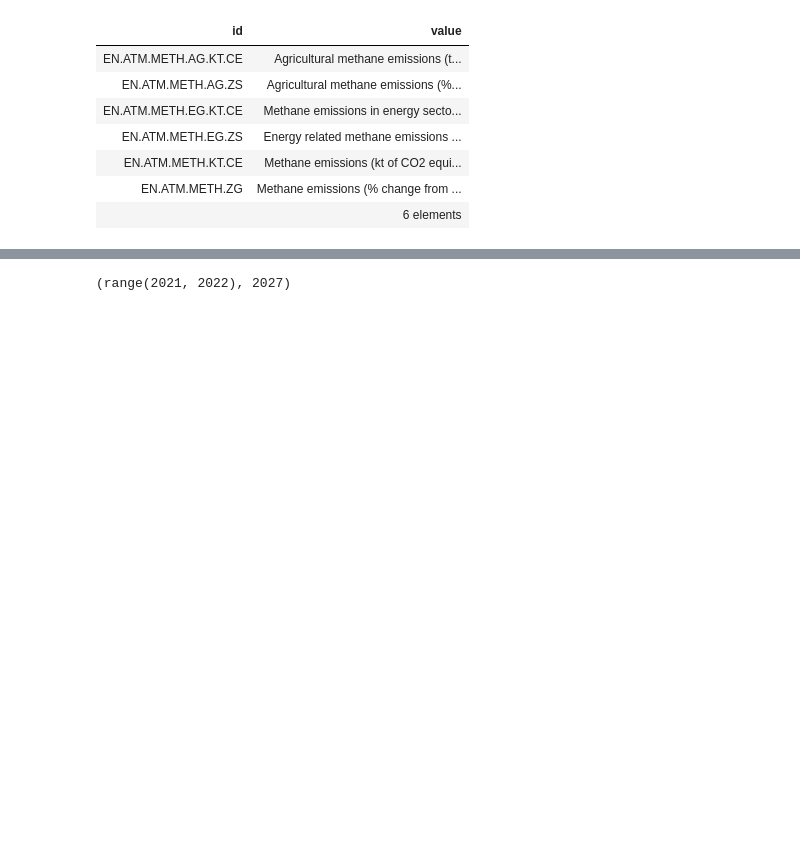
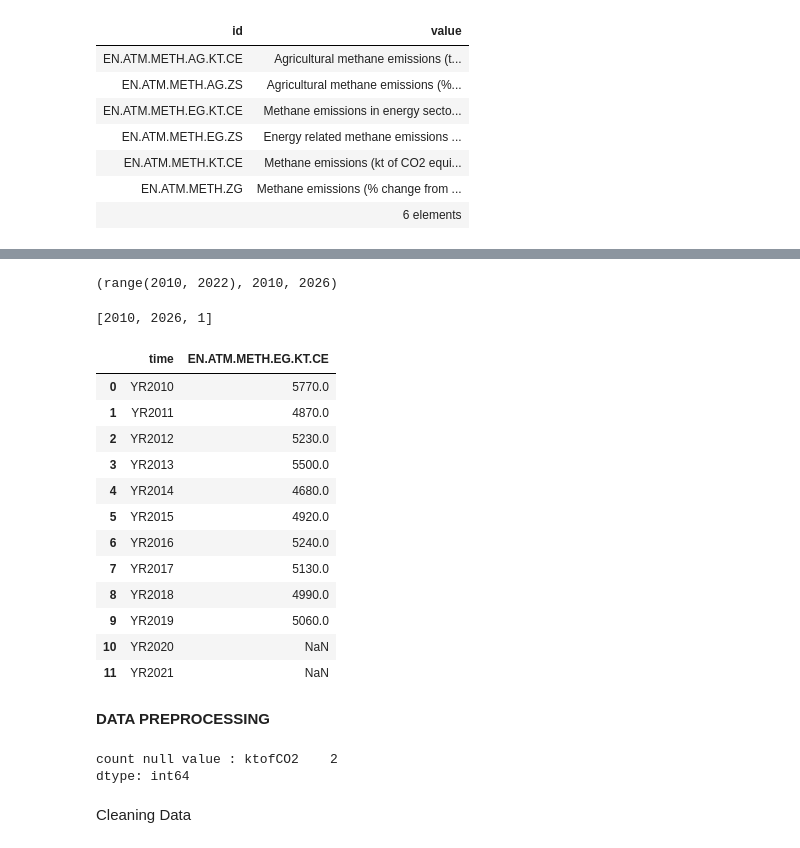
Before and after one commit to abou96/WorldBankProject, a Jupyter notebook: World_Bank.ipynb, the cells around one changed output, grey strips where cells are left out. Saved outputs shown, nothing was run; the diff lists cells and outputs as text; code cells hidden in the pictures; blank space fills up the shorter version.

```diff
--- a/World_Bank.ipynb
+++ b/World_Bank.ipynb
@@ -70,7 +51,11 @@ idea of the metrics :
 At standard temperature and pressure, one metric ton of carbon dioxide (CO₂) would fill a sphere 32 feet (about 9.8 meters) in diameter. The average car in the U.S. will produce this over a three-month period.
 # %%
-QUERY_ID = 'EN.ATM.METH.EG.KT.CE'
-predictors_id = ['EN.ATM.METH.EG.ZS', 'EN.ATM.METH.EG.KT.CE', 'EN.ATM.METH.EG.ZS',
+QUERY_ID = ['EN.ATM.METH.EG.KT.CE']
+
+predictors_id = ['EN.ATM.METH.EG.ZS', 'EN.ATM.METH.EG.ZS',
                  'EN.ATM.METH.ZG', 'EN.ATM.METH.AG.ZS', 'EN.ATM.METH.AG.KT.CE' ]
 
+predictors_id2 = ['EN.ATM.CO2E.KT', 'EG.USE.PCAP.KG.OE',
+                 'NV.IND.TOTL.ZS' ]
+
 CURRENT_YEAR_AVAILABLE = 2021
@@ -91,9 +68,11 @@ DatetimeIndex(['2009-12-31', '2010-12-31', '2011-12-31', '2012-12-31',
 # %%
 def HandlingPeriodFormatInput(period_time) :
+
   if not isinstance(period_time, list):
     raise Exception ("period time should be in a format list like this : [2021]")
 
   LastYearToPredict = max(period_time)
+
   if len(period_time) > 3 :
     raise Exception ("The format given is not correct try this format [initial date, final date, step")
   if len(period_time) == 2 :
@@ -101,16 +80,25 @@ def HandlingPeriodFormatInput(period_time) :
     warnings.warn("the format should be [initial date, final date, step")
 
   if max(period_time) > CURRENT_YEAR_AVAILABLE + 1 or min(period_time) > CURRENT_YEAR_AVAILABLE:
-    period_time[0] , period_time[1]= min(2021, period_time[0]), min(2022, period_time[1])
-    period_time = range(period_time[0], period_time[1], period_time[2])
+    # period_time[0] , period_time[1]= min(2021, period_time[0]), min(2022, period_time[1])
+    new_period_time = range(min(2021, period_time[0]), min(2022, period_time[1]), period_time[2])
+  else :
+     new_period_time = range(period_time[0], period_time[1], period_time[2])
 
-  return period_time, period_time[0], LastYearToPredict
+  return new_period_time, period_time[0], LastYearToPredict
-# %%
-HandlingPeriodFormatInput([2023, 2027])
-# %% [output]
-(range(2021, 2022), 2027)
+# %%
+HandlingPeriodFormatInput([2010, 2026, 1])
+# %% [output]
+(range(2010, 2022), 2010, 2026)
 # %%
-def getDataMethEmissionByCountryAndYears(CountryAlpha2Code: str, period_time: list, gapfill='Y') -> pd.DataFrame :
-  period_time,  BeginYear, LastYearToPredict = HandlingPeriodFormatInput(period_time)
-  df = wb.data.DataFrame(QUERY_ID, CountryAlpha2Code, time = period_time, columns='series')
-  return df.reset_index(), BeginYear, LastYearToPredict
+@dataclass
+class Country :
+  name : str
+  CountryAlpha2Code : str
+  period_time : list
+  query_id : list
+
+  def getDataMethEmissionByCountryAndYears(self) -> pd.DataFrame :
+    period_time_range,  _, _ = HandlingPeriodFormatInput(self.period_time)
+    df = wb.data.DataFrame(self.query_id, self.CountryAlpha2Code, time = period_time_range, columns='series')
+    return df.reset_index()
@@ -118,0 +105,27 @@ df,  BeginYear, LastYearToPredict = getDataMethEmissionByCountryAndYears('ESP',
+# %%
+France = Country('France', 'FRA', [2010, 2026, 1], QUERY_ID)
+France.period_time
+
+# senegal.period_time
+# %% [output]
+[2010, 2026, 1]
+# %%
+df_France = France.getDataMethEmissionByCountryAndYears()
+France.period_time
+df_France
+# %% [output]
+|  | time | EN.ATM.METH.EG.KT.CE |
+| 0 | YR2010 | 5770.0 |
+| 1 | YR2011 | 4870.0 |
+| 2 | YR2012 | 5230.0 |
+| 3 | YR2013 | 5500.0 |
+| 4 | YR2014 | 4680.0 |
+| 5 | YR2015 | 4920.0 |
+| 6 | YR2016 | 5240.0 |
+| 7 | YR2017 | 5130.0 |
+| 8 | YR2018 | 4990.0 |
+| 9 | YR2019 | 5060.0 |
+| 10 | YR2020 | NaN |
+| 11 | YR2021 | NaN |
+# %% [markdown]
+**DATA PREPROCESSING**
@@ -118,0 +156,8 @@ df,  BeginYear, LastYearToPredict = getDataMethEmissionByCountryAndYears('ESP',
+# %%
+DMCP = DataMethCountryPreprocessing(France, df_France)
+DMCP.CleaningAndRename()
+DMCP.MissingValue()
+DMCP.HandlingFormatDateIndex()
+# %% [output]
+count null value : ktofCO2    2
+dtype: int64
@@ -118,0 +166,2 @@ df,  BeginYear, LastYearToPredict = getDataMethEmissionByCountryAndYears('ESP',
+# %% [markdown]
+Cleaning Data
```
Also changed, not shown: parts of 32 cells of this notebook.
